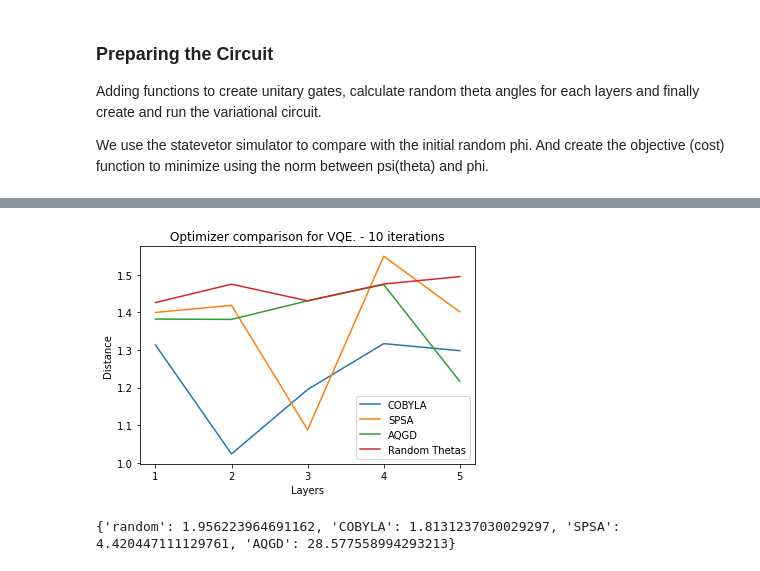
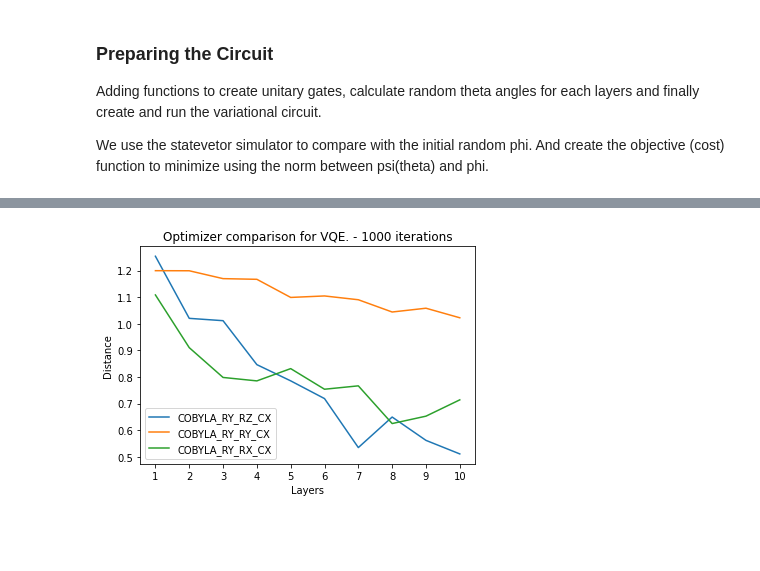
Before and after one commit to anorod/qosf_tests, a Jupyter notebook: QOSF_Task1.ipynb, the cells around one changed output, grey strips where cells are left out. Cells and saved outputs as stored; diff of their text form; code cells hidden in the pictures; blank space fills up the shorter version.

```diff
--- a/QOSF_Task1.ipynb
+++ b/QOSF_Task1.ipynb
@@ -266,10 +344,10 @@ Layers:  5 | Distance:  1.2979846575441827
 # %%
-## Trial with SPSA
-from qiskit.aqua.components.optimizers import SPSA
+## AQGD Optimizer
+from qiskit.aqua.components.optimizers import AQGD
 
-spsa_results = []
+aqgd_results = []
 start_time = time.time()
-optimizer = SPSA(maxiter=ITERATIONS, c0=0.03, c1=0.01)
+optimizer = AQGD(maxiter=ITERATIONS, tol=0.001, eta=0.5, momentum=0.5)
 
 for layers in list(range(1, L+1)):
     CURRENT_LAYER = layers
@@ -283,8 +361,8 @@ for layers in list(range(1, L+1)):
                              variable_bounds=bounds)
     psi_theta = run_circuit(ret[0])
     print("Layers: ",layers, "| Distance: ",ret[1])
-    spsa_results.append(ret[1])
+    aqgd_results.append(ret[1])
 
 end_time = time.time()
-CALCULATION_TIMES["SPSA"] = end_time - start_time
+CALCULATION_TIMES["AQGD"] = end_time - start_time
 # %% [output]
@@ -296 +419,3 @@ Layers:  5 | Distance:  1.4011744837557325
+# %%
+cobyla_variational_results = {}
 # %%
@@ -325,0 +488,23 @@ Layers:  5 | Distance:  1.2164594330494476
+# %%
+## Trial with COBYLA
+ODD_GATES_ROTATION = "RY"
+EVEN_GATES_ROTATION = "RX"
+EVEN_GATES_ENTANGLER = "CX"
+
+cobyla_variational_results["COBYLA_RY_RX_CX"] = []
+
+optimizer = COBYLA(maxiter=ITERATIONS, tol=0.0001, rhobeg=0.3)
+
+for layers in list(range(1, L+1)):
+    CURRENT_LAYER = layers
+    params = THETAS[:CURRENT_LAYER*2]
+    bounds = []
+    for t in params: bounds.append((0, 2*np.pi))
+
+    ret = optimizer.optimize(num_vars=layers*2,
+                             objective_function=objective_function,
+                             initial_point=params,
+                             variable_bounds=bounds)
+    psi_theta = run_circuit(ret[0])
+    print("Layers: ",layers,"| Distance: ",ret[1])
+    cobyla_variational_results["COBYLA_RY_RX_CX"].append(ret[1])
@@ -326,20 +533,14 @@ Layers:  5 | Distance:  1.2164594330494476
 # %%
 # Evaluating all optimizers
 
 x_axis = list(range(1, L+1))
 plt.xticks(x_axis)
-plt.plot(x_axis, cobyla_results, label="COBYLA")
-plt.plot(x_axis, spsa_results, label="SPSA")
-plt.plot(x_axis, aqgd_results, label="AQGD")
-plt.plot(x_axis, random_results, label="Random Thetas")
+for combination in cobyla_variational_results:
+    plt.plot(x_axis, cobyla_variational_results[combination], label=combination)
 plt.title('Optimizer comparison for VQE. - '+ str(ITERATIONS) +" iterations")
 plt.legend()
 plt.xlabel('Layers')
 plt.ylabel('Distance')
-plt.savefig('Optimizer_Benchmark_'+ str(time.time()) + '_Iterations_'+str(ITERATIONS)+'_Odd'+ODD_GATES_ROTATION+'_Even'+EVEN_GATES_ROTATION+EVEN_GATES_ENTANGLER+'.png')
+plt.savefig('COBYLA_Benchmark_Gates_'+ str(time.time()) + '_Iterations_'+str(ITERATIONS)+'.png')
 # %% [output]
-[figure, old version]
+[figure, new version]
-# %%
-print(CALCULATION_TIMES)
-# %% [output]
-{'random': 1.956223964691162, 'COBYLA': 1.8131237030029297, 'SPSA': 4.420447111129761, 'AQGD': 28.577558994293213}
```
Also changed, not shown: parts of 24 cells of this notebook, 14 other files.
